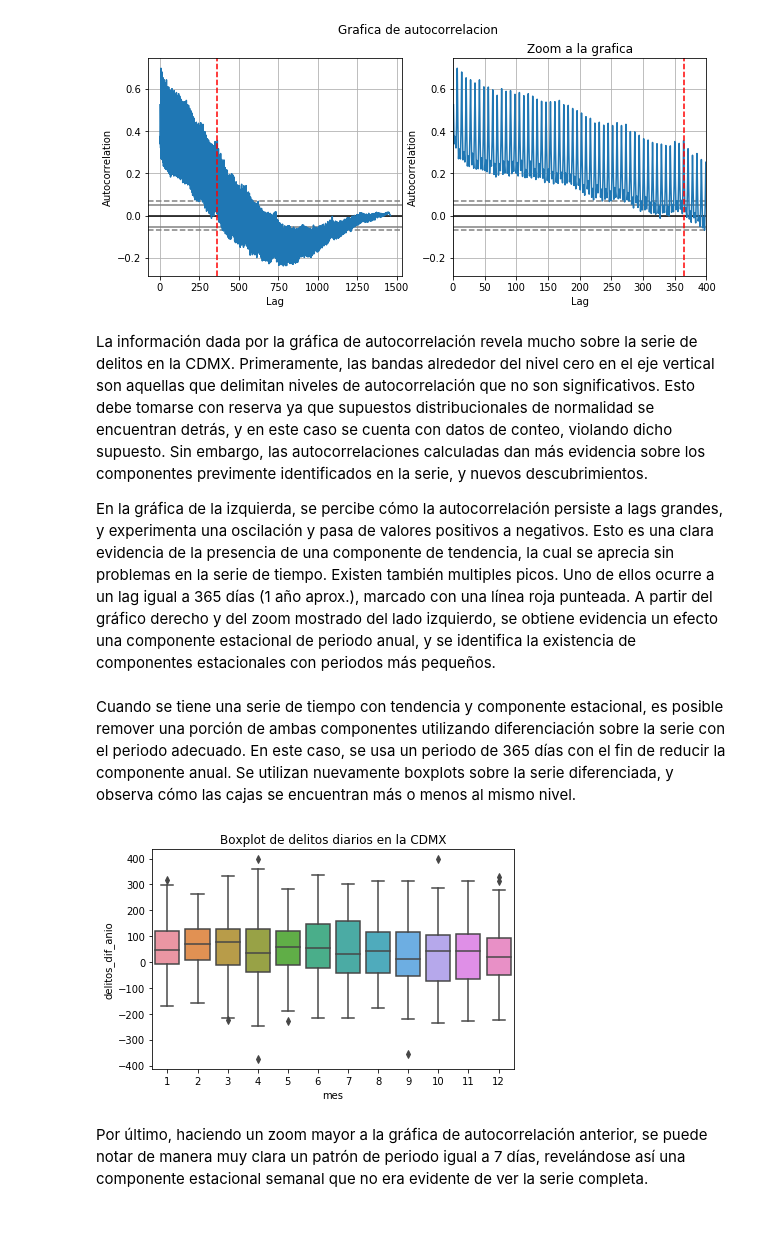
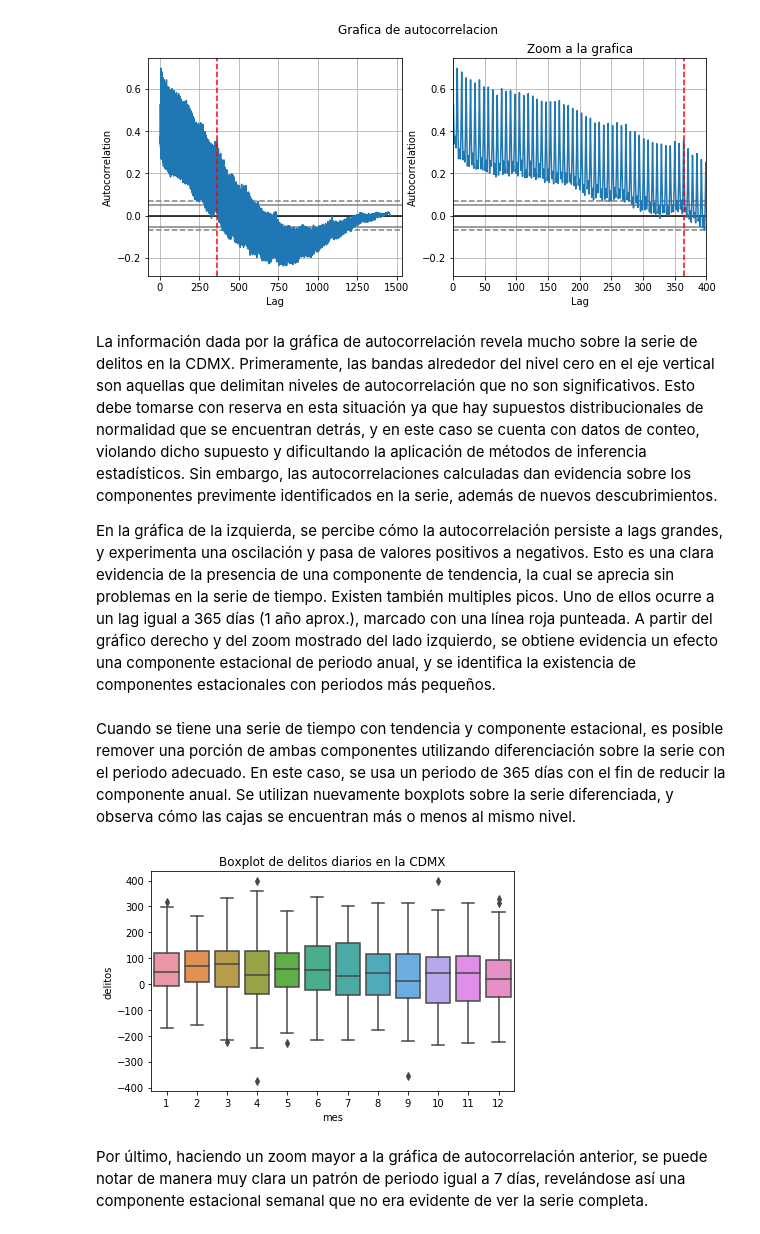
Before and after one commit to DarioDC/OPI, a Jupyter notebook: Examen_DarioDiazCuevas.ipynb, the cells around one changed output. Saved outputs shown, nothing was run; the diff lists cells and outputs as text; code cells hidden in the pictures.

```diff
--- a/Examen_DarioDiazCuevas.ipynb
+++ b/Examen_DarioDiazCuevas.ipynb
@@ -589,7 +589,7 @@ plt.show()
 # %% [output]
 [figure]
 # %% [markdown]
-La información dada por la gráfica de autocorrelación revela mucho sobre la serie de delitos en la CDMX. Primeramente, las bandas alrededor del nivel cero en el eje vertical son aquellas que delimitan niveles de autocorrelación que no son significativos. Esto debe tomarse con reserva ya que supuestos distribucionales de normalidad se encuentran detrás, y en este caso se cuenta con datos de conteo, violando dicho supuesto. Sin embargo, las autocorrelaciones calculadas dan más evidencia sobre los componentes previmente identificados en la serie, y nuevos descubrimientos.
+La información dada por la gráfica de autocorrelación revela mucho sobre la serie de delitos en la CDMX. Primeramente, las bandas alrededor del nivel cero en el eje vertical son aquellas que delimitan niveles de autocorrelación que no son significativos. Esto debe tomarse con reserva en esta situación ya que hay supuestos distribucionales de normalidad que se encuentran detrás, y en este caso se cuenta con datos de conteo, violando dicho supuesto y dificultando la aplicación de métodos de inferencia estadísticos. Sin embargo, las autocorrelaciones calculadas dan evidencia sobre los componentes previmente identificados en la serie, además de nuevos descubrimientos.
 
 En la gráfica de la izquierda, se percibe cómo la autocorrelación persiste a lags grandes, y experimenta una oscilación y pasa de valores positivos a negativos. Esto es una clara evidencia de la presencia de una componente de tendencia, la cual se aprecia sin problemas en la serie de tiempo. Existen también multiples picos. Uno de ellos ocurre a un lag igual a 365 días (1 año aprox.), marcado con una línea roja punteada. A partir del gráfico derecho y del zoom mostrado del lado izquierdo, se obtiene evidencia un efecto una componente estacional de periodo anual, y se identifica la existencia de componentes estacionales con periodos más pequeños.
 # %% [markdown]
@@ -600,10 +600,11 @@ trend_est.insert(loc=len(trend_est.columns),column='delitos_dif_anio',value=tren
 # %%
 #grafico de boxplot (caja y bigotes)
 sns.boxplot(data=trend_est,x='mes',y='delitos_dif_anio')
 plt.title("Boxplot de delitos diarios en la CDMX")
+plt.ylabel("delitos")
 plt.tight_layout()
 # %% [output]
-[figure, old version]
+[figure, new version]
 # %% [markdown]
 Por último, haciendo un zoom mayor a la gráfica de autocorrelación anterior, se puede notar de manera muy clara un patrón de periodo igual a 7 días, revelándose así una componente estacional semanal que no era evidente de ver la serie completa.
 # %%
```
Also changed, not shown: parts of 16 cells of this notebook.
